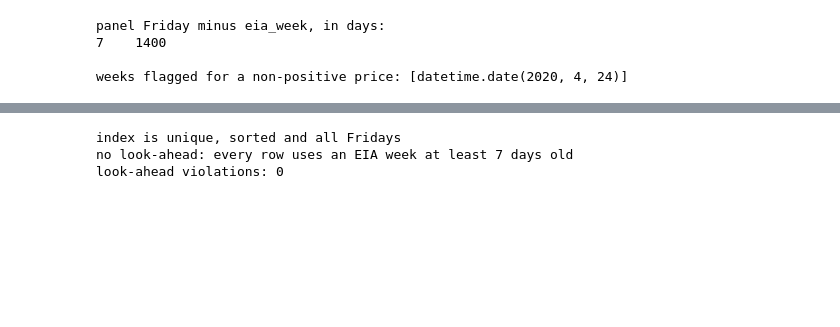
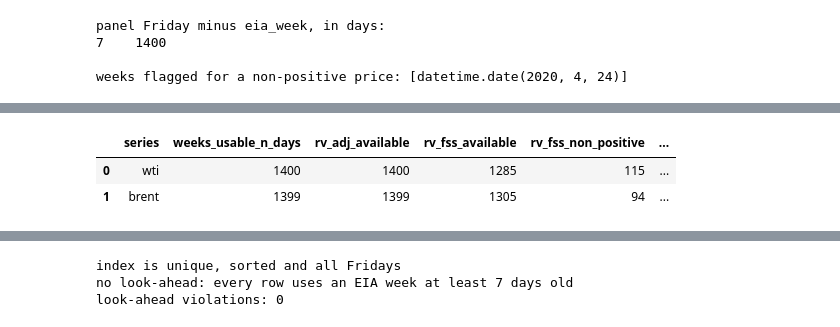
Before and after one commit to yaz212id/ADA-project, a Jupyter notebook: notebooks/02_clean_data.ipynb, the cells around one changed output, grey strips where cells are left out. Cells and saved outputs as stored; diff of their text form; code cells hidden in the pictures; blank space fills up the shorter version.

```diff
--- a/notebooks/02_clean_data.ipynb
+++ b/notebooks/02_clean_data.ipynb
@@ -288,0 +404,7 @@ weeks flagged for a non-positive price: [datetime.date(2020, 4, 24)]
+# %%
+comparison = cl.fss_comparison(panel)
+comparison
+# %% [output]
+|  | series | weeks_usable_n_days | rv_adj_available | rv_fss_available | rv_fss_non_positive | ... |
+| 0 | wti | 1400 | 1400 | 1285 | 115 | ... |
+| 1 | brent | 1399 | 1399 | 1305 | 94 | ... |
```
Also changed, not shown: parts of 25 cells of this notebook, 5 other files.
